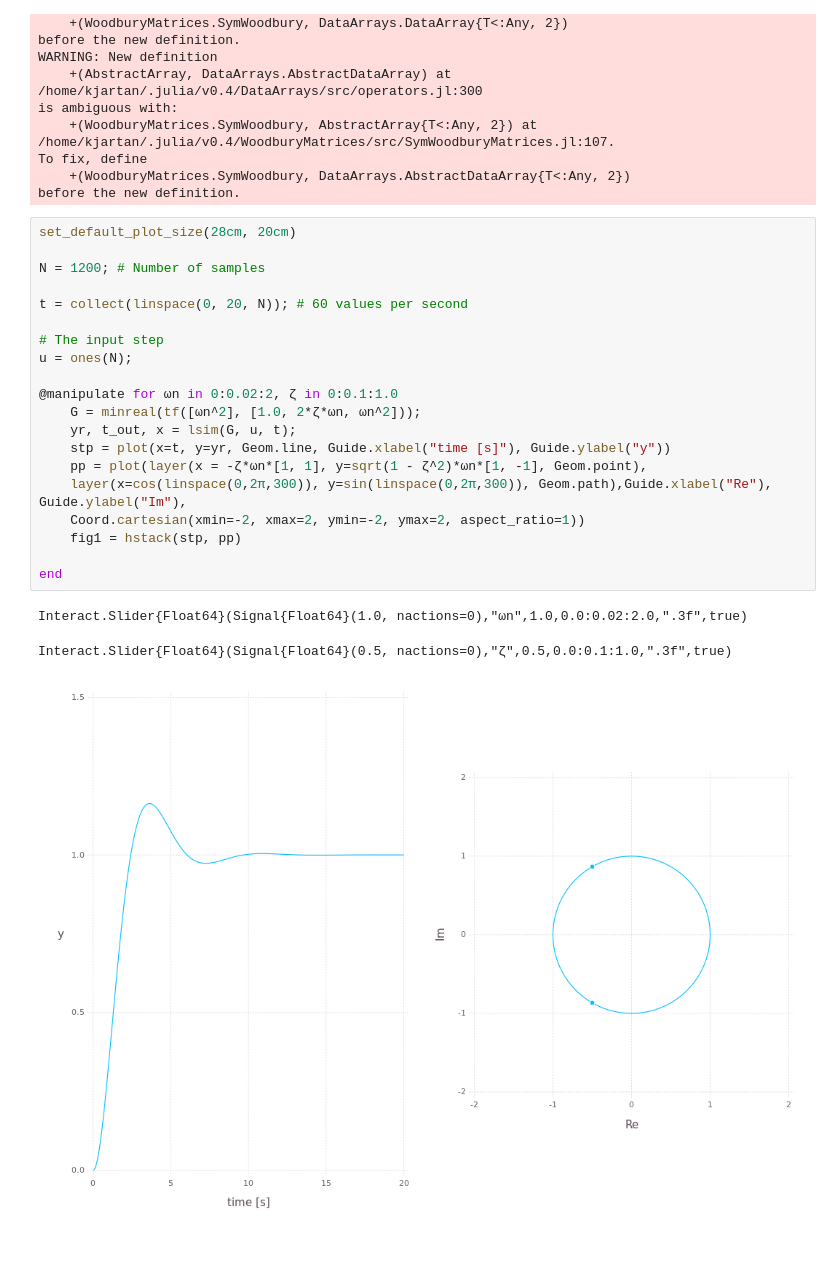
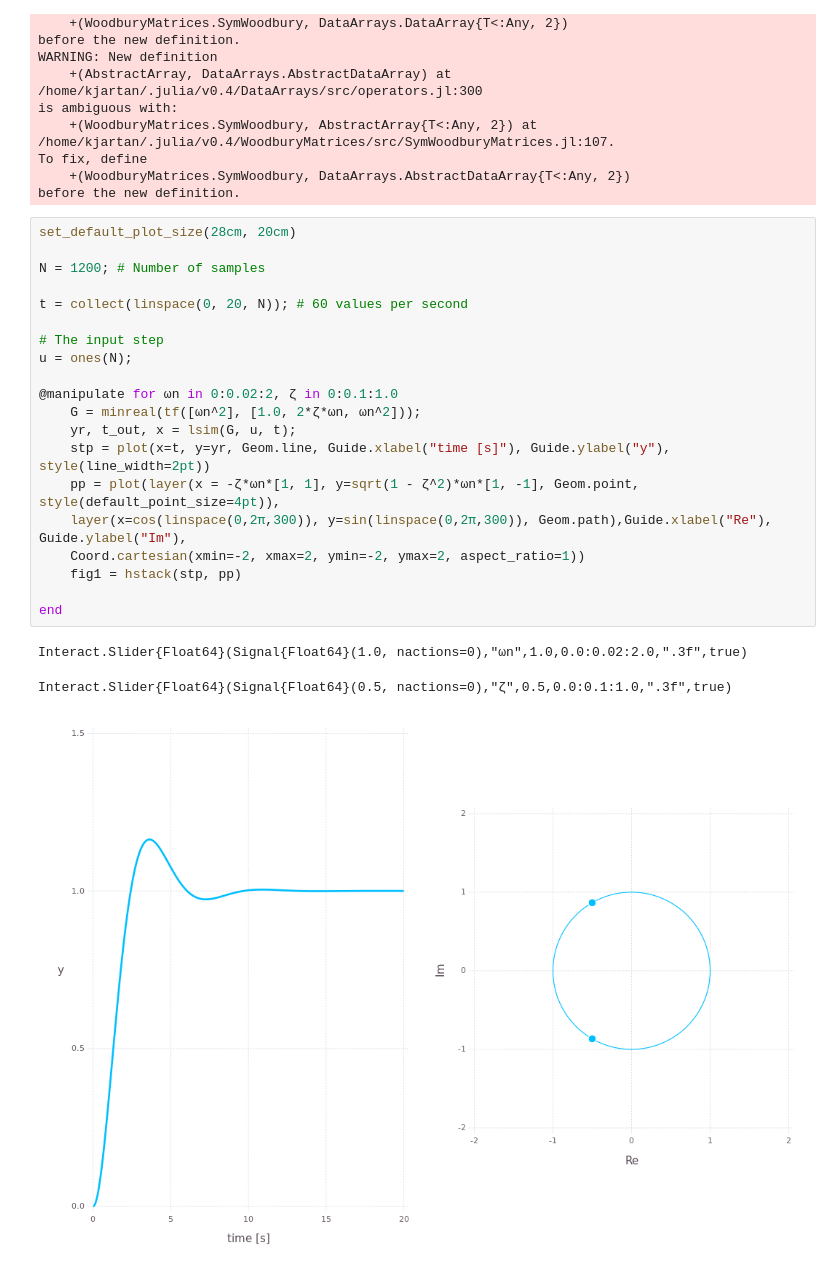
Before and after one commit to alfkjartan/ingenieria-de-control, a Jupyter notebook: notebooks/Second-order-step-response.ipynb, the cells around one changed output. Cells and saved outputs as stored; diff of their text form.

Commit message:
Fixed line width in step responses

```diff
--- a/notebooks/Second-order-step-response.ipynb
+++ b/notebooks/Second-order-step-response.ipynb
@@ -32,24 +32,24 @@ before the new definition.
 # %%
 set_default_plot_size(28cm, 20cm)
 
 N = 1200; # Number of samples
 
 t = collect(linspace(0, 20, N)); # 60 values per second
 
 # The input step
 u = ones(N);
 
 @manipulate for ωn in 0:0.02:2, ζ in 0:0.1:1.0
     G = minreal(tf([ωn^2], [1.0, 2*ζ*ωn, ωn^2]));
     yr, t_out, x = lsim(G, u, t);
-    stp = plot(x=t, y=yr, Geom.line, Guide.xlabel("time [s]"), Guide.ylabel("y"))
-    pp = plot(layer(x = -ζ*ωn*[1, 1], y=sqrt(1 - ζ^2)*ωn*[1, -1], Geom.point),
+    stp = plot(x=t, y=yr, Geom.line, Guide.xlabel("time [s]"), Guide.ylabel("y"), style(line_width=2pt))
+    pp = plot(layer(x = -ζ*ωn*[1, 1], y=sqrt(1 - ζ^2)*ωn*[1, -1], Geom.point, style(default_point_size=4pt)),
     layer(x=cos(linspace(0,2π,300)), y=sin(linspace(0,2π,300)), Geom.path),Guide.xlabel("Re"), Guide.ylabel("Im"),
     Coord.cartesian(xmin=-2, xmax=2, ymin=-2, ymax=2, aspect_ratio=1))
     fig1 = hstack(stp, pp)
 
 end
 # %% [output]
 Interact.Slider{Float64}(Signal{Float64}(1.0, nactions=0),"ωn",1.0,0.0:0.02:2.0,".3f",true)
 Interact.Slider{Float64}(Signal{Float64}(0.5, nactions=0),"ζ",0.5,0.0:0.1:1.0,".3f",true)
-[figure, old version]
+[figure, new version]
```
Also changed, not shown: 1 other file.
